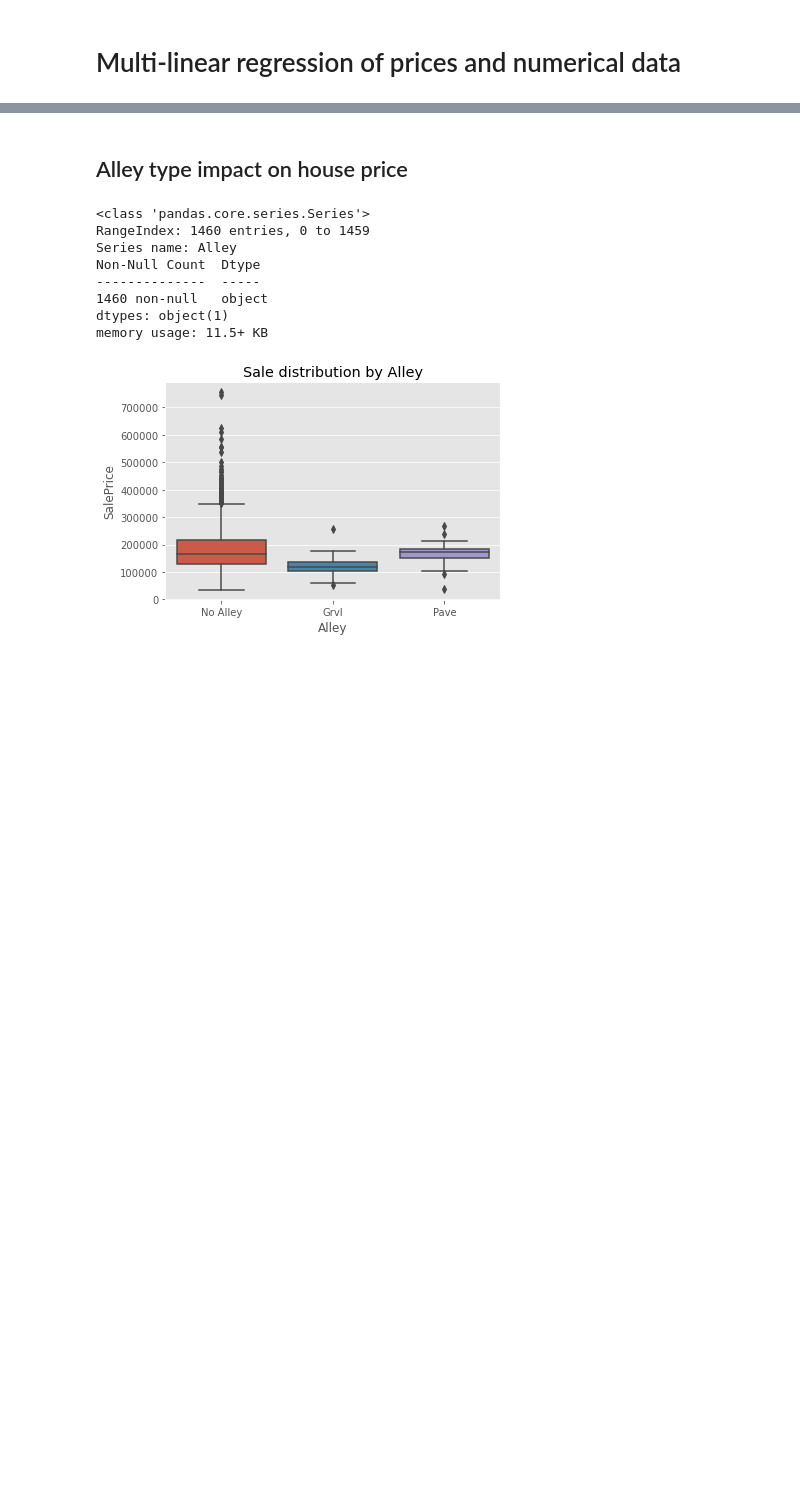
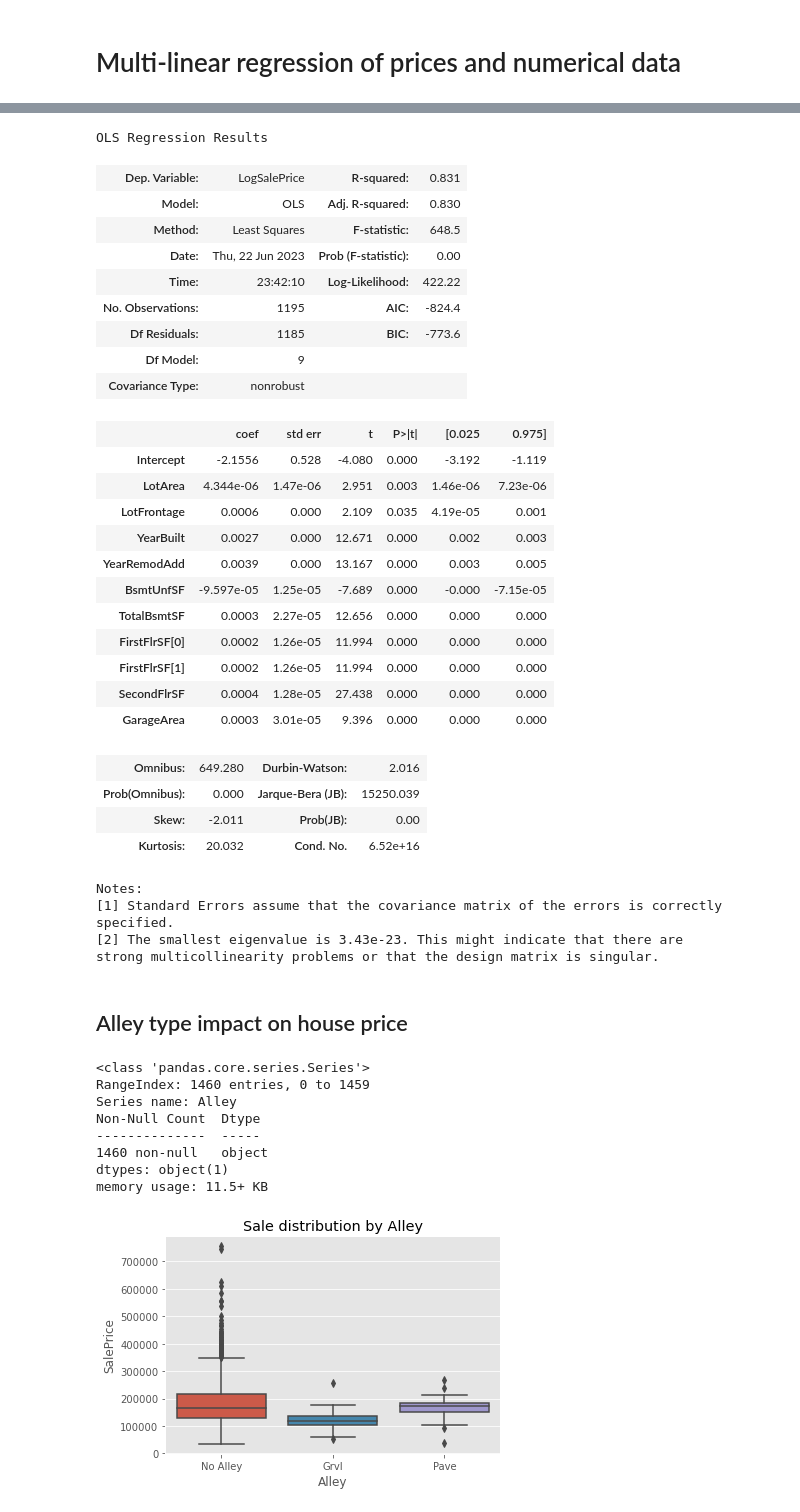
Before and after one commit to Yichen575/kaggle-projects, a Jupyter notebook: house-prices-advanced-regression-techniques/Analysis.ipynb, the cells around one changed output, grey strips where cells are left out. Drawn from its saved outputs; the diff is of its cells as text; code cells hidden in the pictures; blank space fills up the shorter version.

```diff
--- a/house-prices-advanced-regression-techniques/Analysis.ipynb
+++ b/house-prices-advanced-regression-techniques/Analysis.ipynb
@@ -227,3 +263,39 @@ ValueError: resids must contain at least 2 elements
+# %%
+# Specify the formula with the log-transformed variable
+formula = 'LogSalePrice ~ LotArea + LotFrontage + YearBuilt + YearRemodAdd + BsmtUnfSF + TotalBsmtSF + FirstFlrSF + SecondFlrSF + GarageArea'
+lm = smf.ols(formula=formula, data=train).fit()
+lm.summary()
+# %% [output]
+OLS Regression Results
+| Dep. Variable: | LogSalePrice | R-squared: | 0.831 |
+| Model: | OLS | Adj. R-squared: | 0.830 |
+| Method: | Least Squares | F-statistic: | 648.5 |
+| Date: | Thu, 22 Jun 2023 | Prob (F-statistic): | 0.00 |
+| Time: | 23:42:10 | Log-Likelihood: | 422.22 |
+| No. Observations: | 1195 | AIC: | -824.4 |
+| Df Residuals: | 1185 | BIC: | -773.6 |
+| Df Model: | 9 |  |  |
+| Covariance Type: | nonrobust |  |  |
+|  | coef | std err | t | P>|t| | [0.025 | 0.975] |
+| Intercept | -2.1556 | 0.528 | -4.080 | 0.000 | -3.192 | -1.119 |
+| LotArea | 4.344e-06 | 1.47e-06 | 2.951 | 0.003 | 1.46e-06 | 7.23e-06 |
+| LotFrontage | 0.0006 | 0.000 | 2.109 | 0.035 | 4.19e-05 | 0.001 |
+| YearBuilt | 0.0027 | 0.000 | 12.671 | 0.000 | 0.002 | 0.003 |
+| YearRemodAdd | 0.0039 | 0.000 | 13.167 | 0.000 | 0.003 | 0.005 |
+| BsmtUnfSF | -9.597e-05 | 1.25e-05 | -7.689 | 0.000 | -0.000 | -7.15e-05 |
+| TotalBsmtSF | 0.0003 | 2.27e-05 | 12.656 | 0.000 | 0.000 | 0.000 |
+| FirstFlrSF[0] | 0.0002 | 1.26e-05 | 11.994 | 0.000 | 0.000 | 0.000 |
+| FirstFlrSF[1] | 0.0002 | 1.26e-05 | 11.994 | 0.000 | 0.000 | 0.000 |
+| SecondFlrSF | 0.0004 | 1.28e-05 | 27.438 | 0.000 | 0.000 | 0.000 |
+| GarageArea | 0.0003 | 3.01e-05 | 9.396 | 0.000 | 0.000 | 0.000 |
+| Omnibus: | 649.280 | Durbin-Watson: | 2.016 |
+| Prob(Omnibus): | 0.000 | Jarque-Bera (JB): | 15250.039 |
+| Skew: | -2.011 | Prob(JB): | 0.00 |
+| Kurtosis: | 20.032 | Cond. No. | 6.52e+16 |
+Notes:
+[1] Standard Errors assume that the covariance matrix of the errors is correctly specified.
+[2] The smallest eigenvalue is 3.43e-23. This might indicate that there are
+strong multicollinearity problems or that the design matrix is singular.
 # %% [markdown]
 ## Alley type impact on house price
 # %%
```
Also changed, not shown: parts of 2 cells of this notebook.
